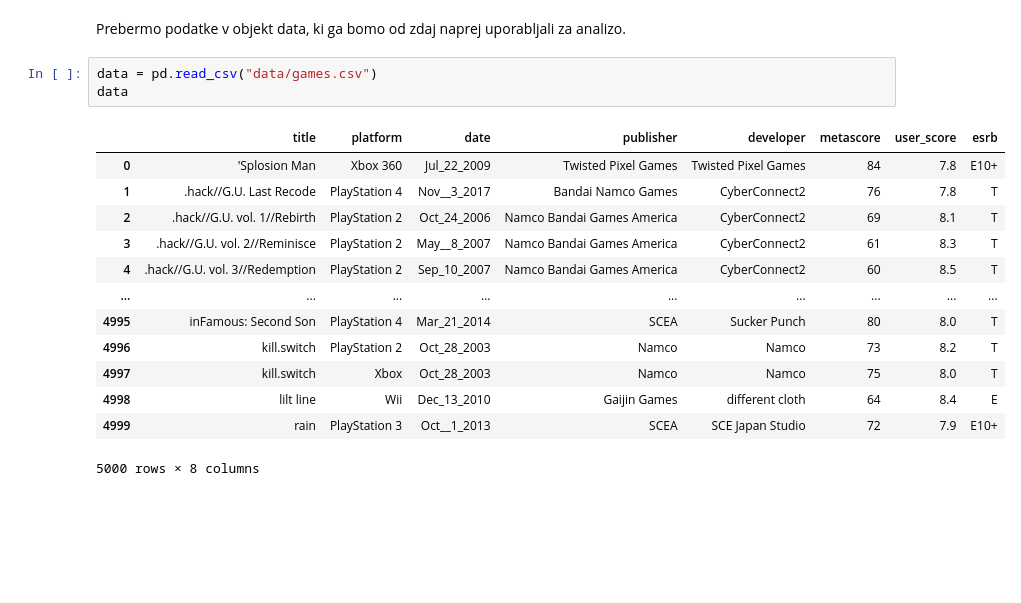
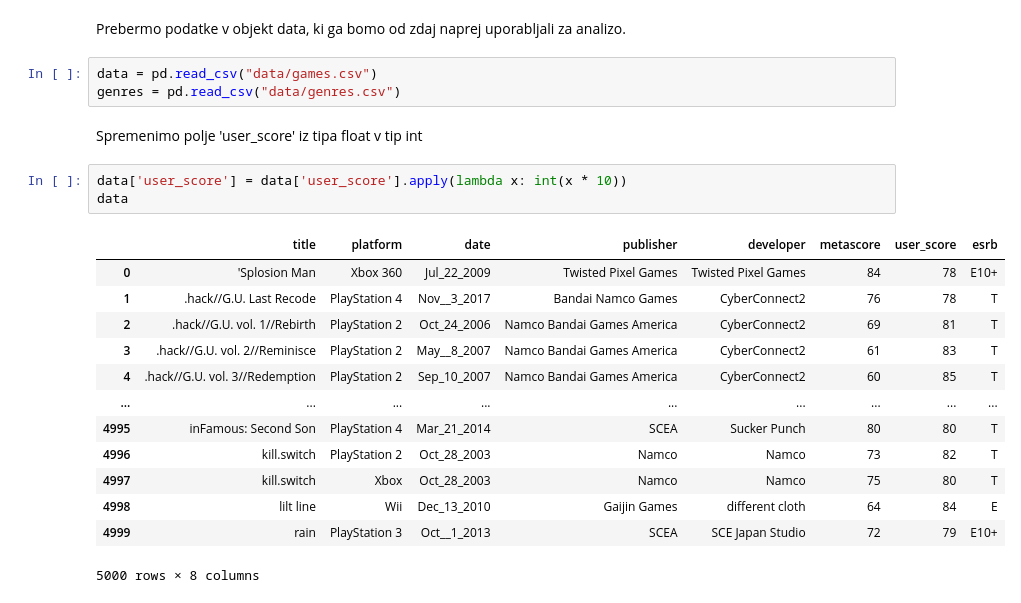
Before and after one commit to AndrazCepic/Naj-Igre, a Jupyter notebook: Naj_Igre.ipynb, the cells around one changed output. Drawn from its saved outputs; the diff is of its cells as text; blank space fills up the shorter version.

```diff
--- a/Naj_Igre.ipynb
+++ b/Naj_Igre.ipynb
@@ -61,18 +63,23 @@ import matplotlib.pyplot as plt
 Prebermo podatke v objekt data, ki ga bomo od zdaj naprej uporabljali za analizo.
 # %%
 data = pd.read_csv("data/games.csv")
-data
+genres = pd.read_csv("data/genres.csv")
-# %% [output]
-|  | title | platform | date | publisher | developer | metascore | user_score | esrb |
-| 0 | 'Splosion Man | Xbox 360 | Jul_22_2009 | Twisted Pixel Games | Twisted Pixel Games | 84 | 7.8 | E10+ |
-| 1 | .hack//G.U. Last Recode | PlayStation 4 | Nov__3_2017 | Bandai Namco Games | CyberConnect2 | 76 | 7.8 | T |
-| 2 | .hack//G.U. vol. 1//Rebirth | PlayStation 2 | Oct_24_2006 | Namco Bandai Games America | CyberConnect2 | 69 | 8.1 | T |
-| 3 | .hack//G.U. vol. 2//Reminisce | PlayStation 2 | May__8_2007 | Namco Bandai Games America | CyberConnect2 | 61 | 8.3 | T |
-| 4 | .hack//G.U. vol. 3//Redemption | PlayStation 2 | Sep_10_2007 | Namco Bandai Games America | CyberConnect2 | 60 | 8.5 | T |
-| ... | ... | ... | ... | ... | ... | ... | ... | ... |
-| 4995 | inFamous: Second Son | PlayStation 4 | Mar_21_2014 | SCEA | Sucker Punch | 80 | 8.0 | T |
-| 4996 | kill.switch | PlayStation 2 | Oct_28_2003 | Namco | Namco | 73 | 8.2 | T |
-| 4997 | kill.switch | Xbox | Oct_28_2003 | Namco | Namco | 75 | 8.0 | T |
-| 4998 | lilt line | Wii | Dec_13_2010 | Gaijin Games | different cloth | 64 | 8.4 | E |
-| 4999 | rain | PlayStation 3 | Oct__1_2013 | SCEA | SCE Japan Studio | 72 | 7.9 | E10+ |
-5000 rows × 8 columns
+# %% [markdown]
+Spremenimo polje 'user_score' iz tipa float v tip int
+# %%
+data['user_score'] = data['user_score'].apply(lambda x: int(x * 10))
+data
+# %% [output]
+|  | title | platform | date | publisher | developer | metascore | user_score | esrb |
+| 0 | 'Splosion Man | Xbox 360 | Jul_22_2009 | Twisted Pixel Games | Twisted Pixel Games | 84 | 78 | E10+ |
+| 1 | .hack//G.U. Last Recode | PlayStation 4 | Nov__3_2017 | Bandai Namco Games | CyberConnect2 | 76 | 78 | T |
+| 2 | .hack//G.U. vol. 1//Rebirth | PlayStation 2 | Oct_24_2006 | Namco Bandai Games America | CyberConnect2 | 69 | 81 | T |
+| 3 | .hack//G.U. vol. 2//Reminisce | PlayStation 2 | May__8_2007 | Namco Bandai Games America | CyberConnect2 | 61 | 83 | T |
+| 4 | .hack//G.U. vol. 3//Redemption | PlayStation 2 | Sep_10_2007 | Namco Bandai Games America | CyberConnect2 | 60 | 85 | T |
+| ... | ... | ... | ... | ... | ... | ... | ... | ... |
+| 4995 | inFamous: Second Son | PlayStation 4 | Mar_21_2014 | SCEA | Sucker Punch | 80 | 80 | T |
+| 4996 | kill.switch | PlayStation 2 | Oct_28_2003 | Namco | Namco | 73 | 82 | T |
+| 4997 | kill.switch | Xbox | Oct_28_2003 | Namco | Namco | 75 | 80 | T |
+| 4998 | lilt line | Wii | Dec_13_2010 | Gaijin Games | different cloth | 64 | 84 | E |
+| 4999 | rain | PlayStation 3 | Oct__1_2013 | SCEA | SCE Japan Studio | 72 | 79 | E10+ |
+5000 rows × 8 columns
```
Also changed, not shown: parts of 15 cells of this notebook, 2 other files.
